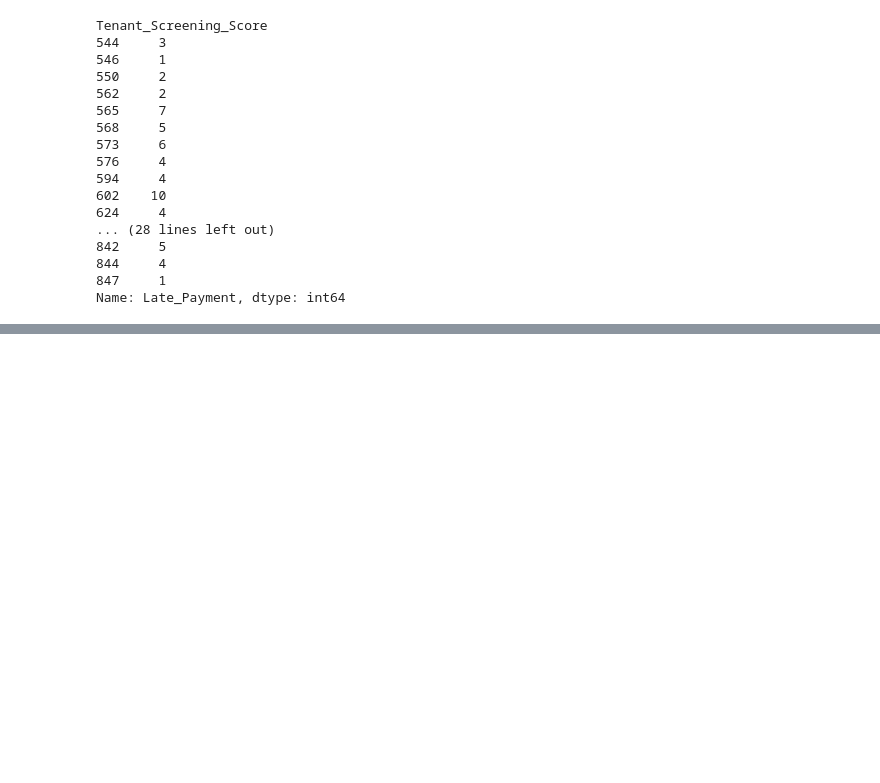
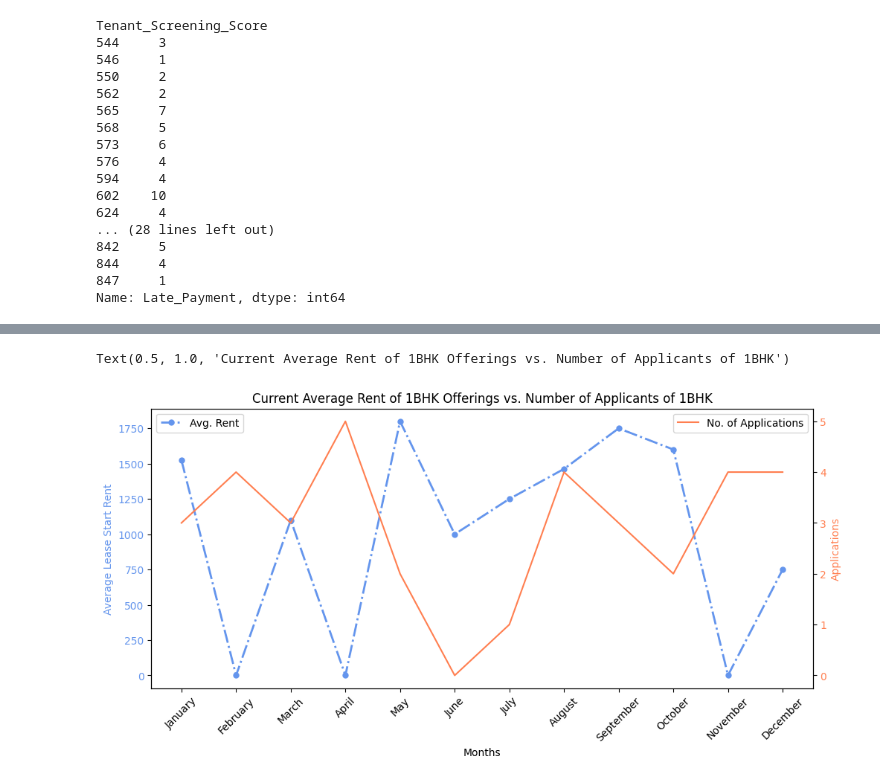
Before and after one commit to manu-raghuvanshi/SFR3-Case-Study, a Jupyter notebook: sfr3.ipynb, the cells around one changed output, grey strips where cells are left out. Saved outputs shown, nothing was run; the diff lists cells and outputs as text; code cells hidden in the pictures; blank space fills up the shorter version.

```diff
--- a/sfr3.ipynb
+++ b/sfr3.ipynb
@@ -372,0 +399,24 @@ Text(0.5, 1.0, 'Late Payments by Counties of Georgia')
+# %%
+# Reject Application if Applicant Screening Score based on conditions:
+# Screening Score > 559: Accept
+# Screening Score < 524: Reject
+# Screening Score >= 524 and Screening Score <= 537
+#
+# https://www.turbotenant.com/blog/what-is-a-tenant-screening-report/
+
+def application_decision(aid):
+    if aid["Applicant_Screening_Score"]<524:
+        return "N"
+    elif aid["Applicant_Screening_Score"]>559 and aid["Applicant_Screening_Score"]<=850:
+        return "Y"
+    elif aid["Applicant_Screening_Score"]>=524 and aid["Applicant_Screening_Score"]<=537 and aid["Rent_Amount"] <= aid["Monthly_Income"]/2:
+        return "Y"
+    elif aid["Applicant_Screening_Score"]>537 and aid["Applicant_Screening_Score"]<=559 and aid["Rent_Amount"] <= aid["Monthly_Income"]/1.5:
+        return "Y"
+    else:
+        return "N"
+
+applicant_info_df["Application_Decision"] = applicant_info_df.apply(application_decision, axis=1)
+
+#Added Application Decision
+applicant_info_df.head(10)
@@ -372,0 +469,21 @@ Text(0.5, 1.0, 'Late Payments by Counties of Georgia')
+# %%
+fig, ax1 = plt.subplots(figsize=(10, 5), layout='constrained')
+plt.style.use("default")
+
+ax1.set_xlabel('Months')
+plt.xticks(rotation=45)
+ax1.set_ylabel('Average Lease Start Rent', color="cornflowerblue")
+ax1.plot(month_x_axis, avg_rent_1bhk, marker='o', linestyle='dashdot', linewidth=2, markersize=5, color="cornflowerblue", label = "Avg. Rent")
+ax1.tick_params(axis='y', labelcolor="cornflowerblue")
+ax1.legend(loc="upper left")
+
+ax2 = ax1.twinx()  # instantiate a second axes that shares the same x-axis
+
+ax2.set_ylabel('Applications', color="coral")
+ax2.plot(month_x_axis, apps_1bhk, color="coral", label = "No. of Applications")
+ax2.tick_params(axis='y', labelcolor="coral")
+ax2.legend(loc="upper right")
+plt.title("Current Average Rent of 1BHK Offerings vs. Number of Applicants of 1BHK")
+# %% [output]
+Text(0.5, 1.0, 'Current Average Rent of 1BHK Offerings vs. Number of Applicants of 1BHK')
+[figure, added]
```
Also changed, not shown: parts of 12 cells of this notebook, 2 other files.
